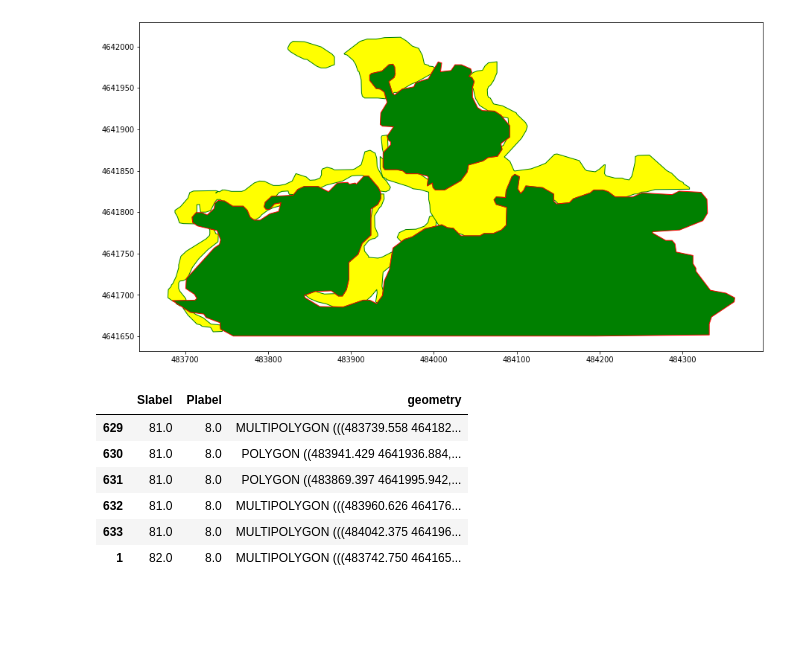
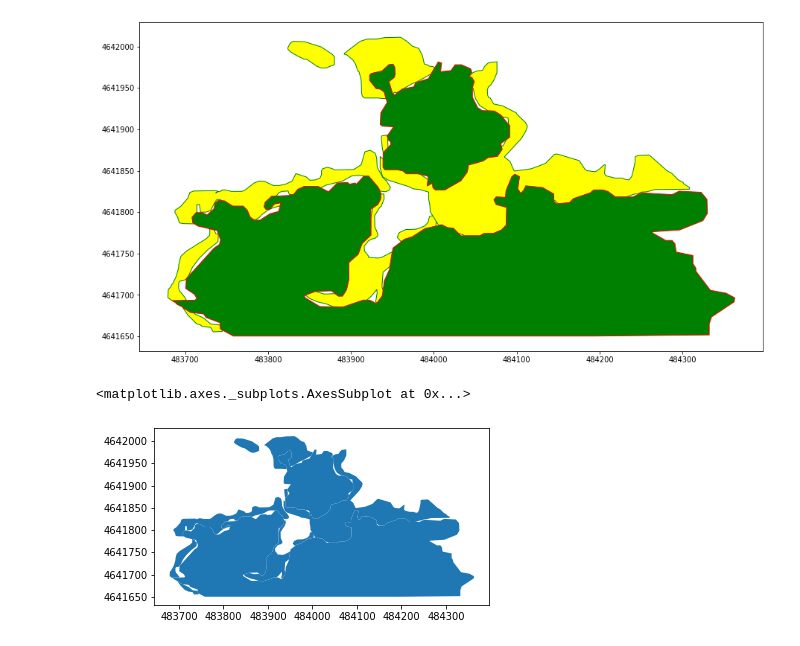
Before and after one commit to Kevin-Sambuli/geopandas, a Jupyter notebook: geoprocess2.ipynb, the cells around one changed output. Drawn from its saved outputs; the diff is of its cells as text; code cells hidden in the pictures; blank space fills up the shorter version.

```diff
--- a/geoprocess2.ipynb
+++ b/geoprocess2.ipynb
@@ -132,8 +103,8 @@ thin_cld.plot(ax=ax, color='lightgrey', edgecolor='red', alpha=1)
 # %%
-difference2=gpd.overlay(thin_cld,thick_cld, how='difference')
+difference=gpd.overlay(thin_cld,thick_cld, how='difference')
 # diff=gpd.overlay(thick_cld, thin_cld, how='difference')
 
-difference2.plot()
+difference.plot()
 # %% [output]
 <matplotlib.axes._subplots.AxesSubplot at 0x...>
 [figure]
@@ -186,11 +152,0 @@ lat, lon = pyproj.transform(InputGrid, wgs84, x1, y1)
-# %%
-new_dataframe = difference2.append(new_thick_cld)
-new_dataframe
-# %% [output]
-|  | Slabel | Plabel | geometry |
-| 629 | 81.0 | 8.0 | MULTIPOLYGON (((483739.558 464182... |
-| 630 | 81.0 | 8.0 | POLYGON ((483941.429 4641936.884,... |
-| 631 | 81.0 | 8.0 | POLYGON ((483869.397 4641995.942,... |
-| 632 | 81.0 | 8.0 | MULTIPOLYGON (((483960.626 464176... |
-| 633 | 81.0 | 8.0 | MULTIPOLYGON (((484042.375 464196... |
-| 1 | 82.0 | 8.0 | MULTIPOLYGON (((483742.750 464165... |
@@ -205,0 +153,6 @@ new_full_gdf = new_gdf_clip.append(new_dataframe)
+# %%
+new_cloud = difference.append(thick_cld)
+new_cloud.plot()
+# %% [output]
+<matplotlib.axes._subplots.AxesSubplot at 0x...>
+[figure, added]
```
Also changed, not shown: parts of 21 cells of this notebook.
